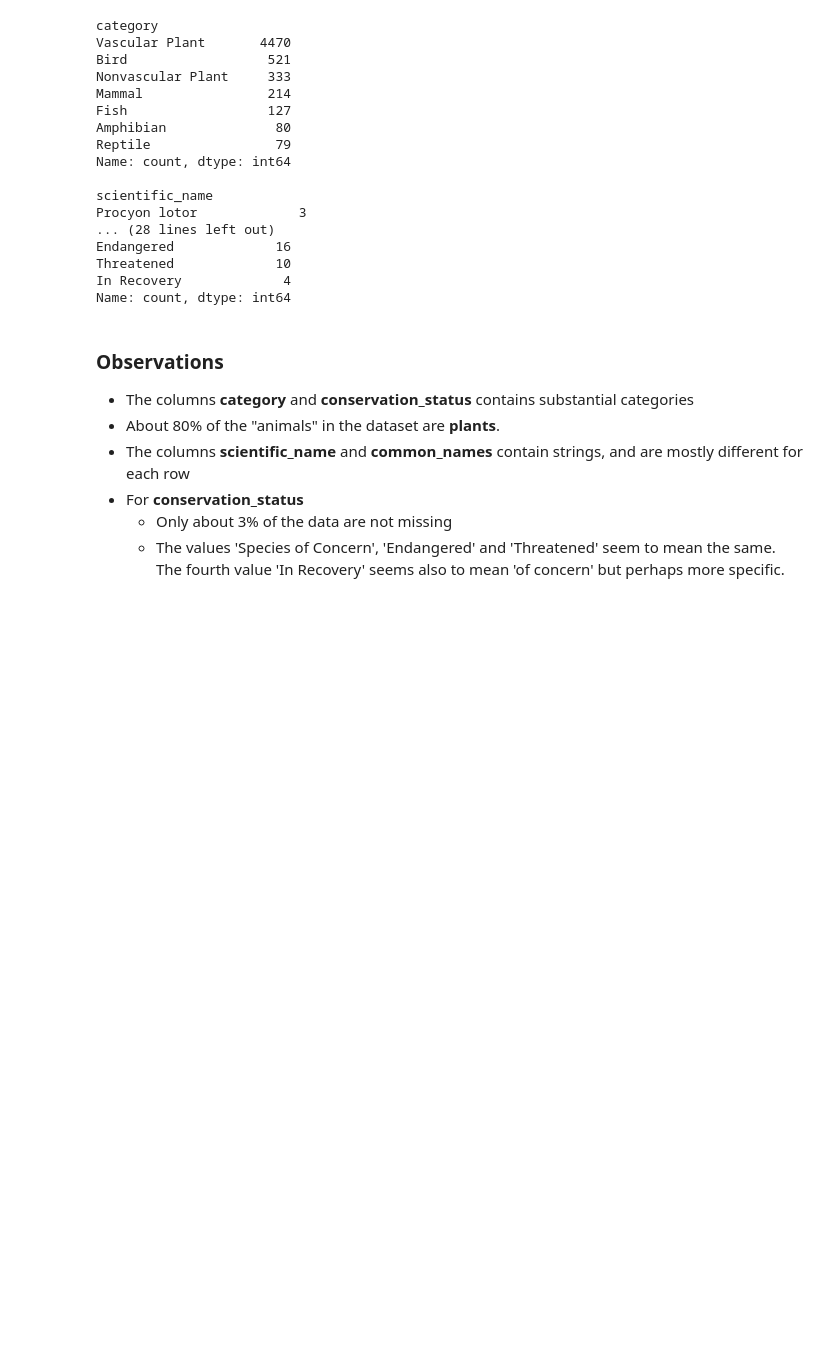
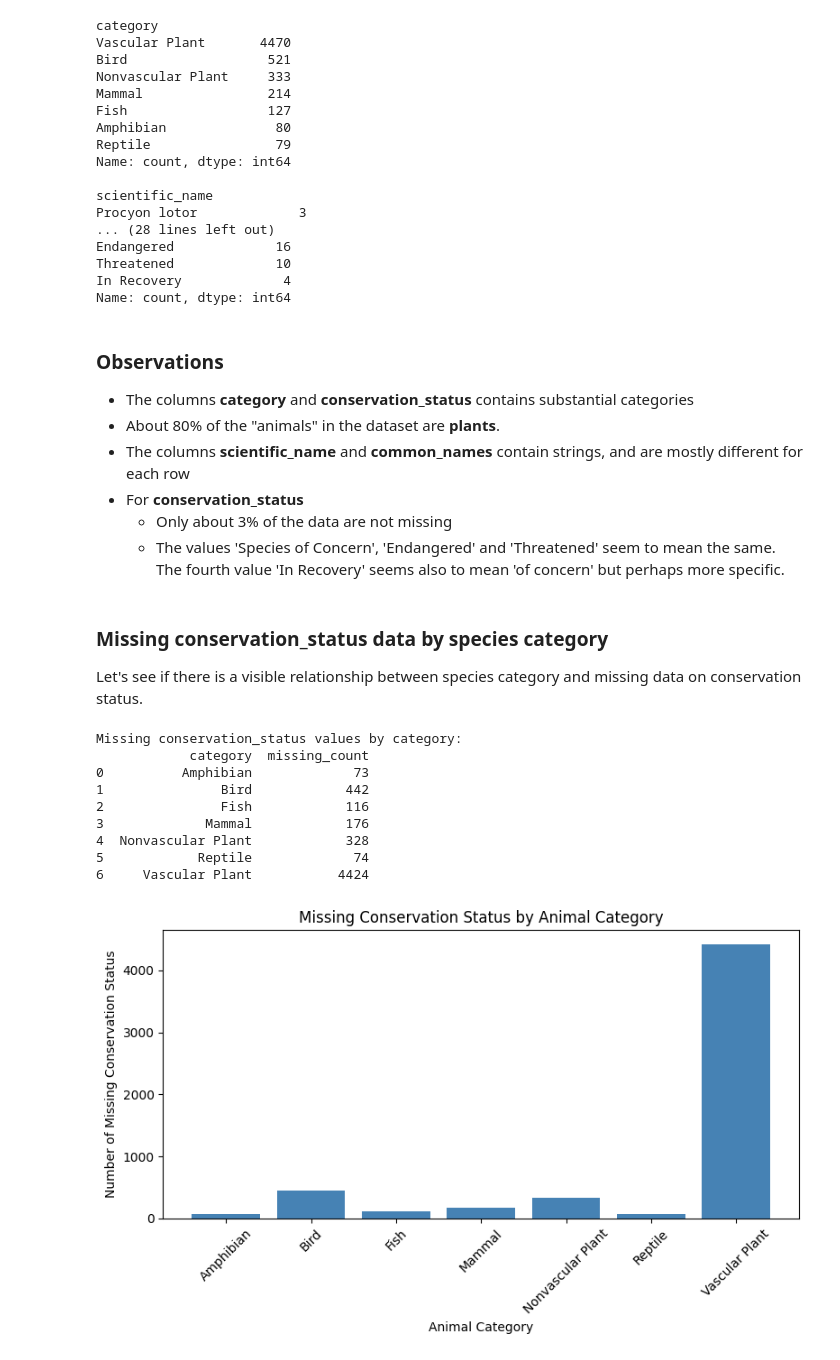
Before and after one commit to ramtob/CDC-Portfolio-0425-Biodiversity, a Jupyter notebook: biodiversity.ipynb, the cells around one changed output. Drawn from its saved outputs; the diff is of its cells as text; code cells hidden in the pictures; blank space fills up the shorter version.

Commit message:
Missing Conservation Status by Animal Category

```diff
--- a/biodiversity.ipynb
+++ b/biodiversity.ipynb
@@ -115,3 +115,38 @@ Name: count, dtype: int64
   * Only about 3% of the data are not missing
   * The values 'Species of Concern', 'Endangered' and 'Threatened' seem to mean the same.
 The fourth value 'In Recovery' seems also to mean 'of concern' but perhaps more specific.
+# %% [markdown]
+### Missing conservation_status data by species category
+
+Let's see if there is a visible relationship between species category and missing data on conservation status.
+# %%
+# Group the DataFrame by 'category' and count missing values in 'conservation_status'
+missing_counts = (
+    species_info.groupby('category')['conservation_status']
+      .apply(lambda x: x.isnull().sum())
+      .reset_index(name='missing_count')
+)
+
+print("Missing conservation_status values by category:")
+print(missing_counts)
+
+# Plotting the corresponding bar chart
+plt.figure(figsize=(8, 5))
+plt.bar(missing_counts['category'], missing_counts['missing_count'], color='steelblue')
+plt.xlabel('Animal Category')
+plt.ylabel('Number of Missing Conservation Status')
+plt.title('Missing Conservation Status by Animal Category')
+plt.xticks(rotation=45)  # Rotate category labels if needed for clarity
+plt.tight_layout()       # Adjust layout to ensure everything fits without overlapping
+plt.show()
+# %% [output]
+Missing conservation_status values by category:
+            category  missing_count
+0          Amphibian             73
+1               Bird            442
+2               Fish            116
+3             Mammal            176
+4  Nonvascular Plant            328
+5            Reptile             74
+6     Vascular Plant           4424
+[figure, added]
```
